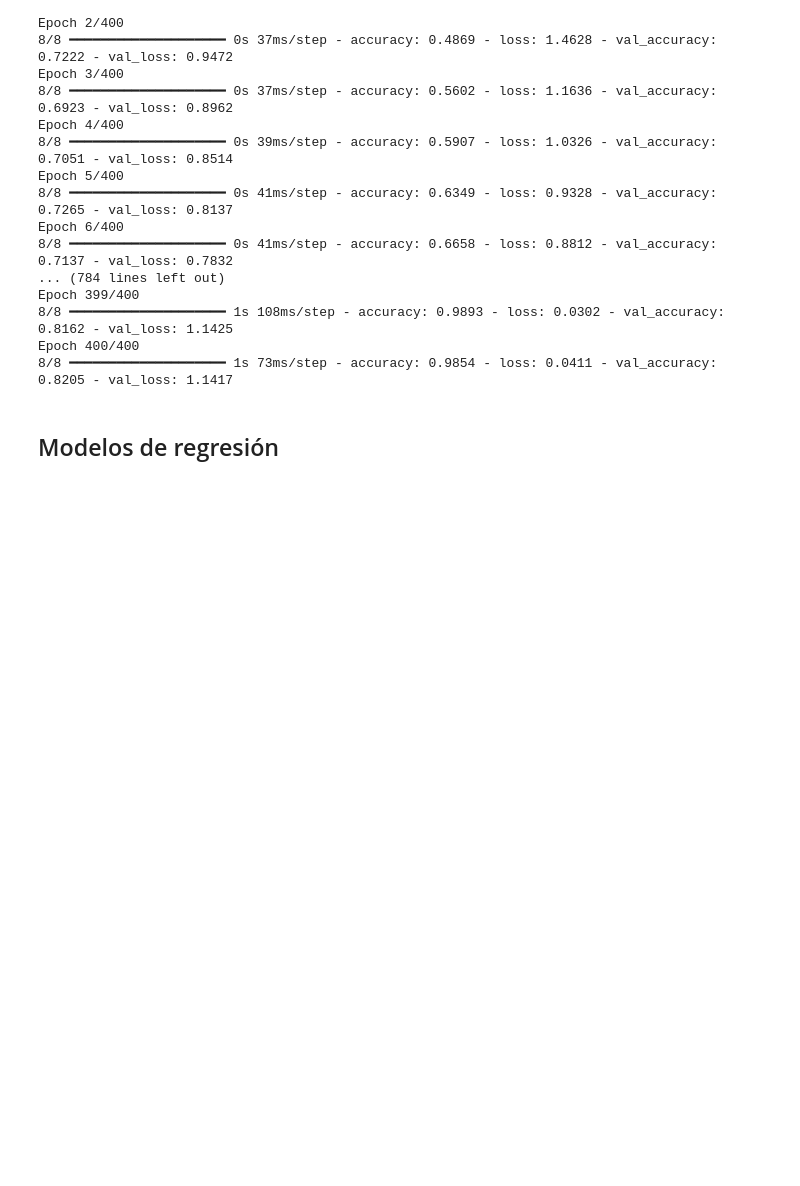
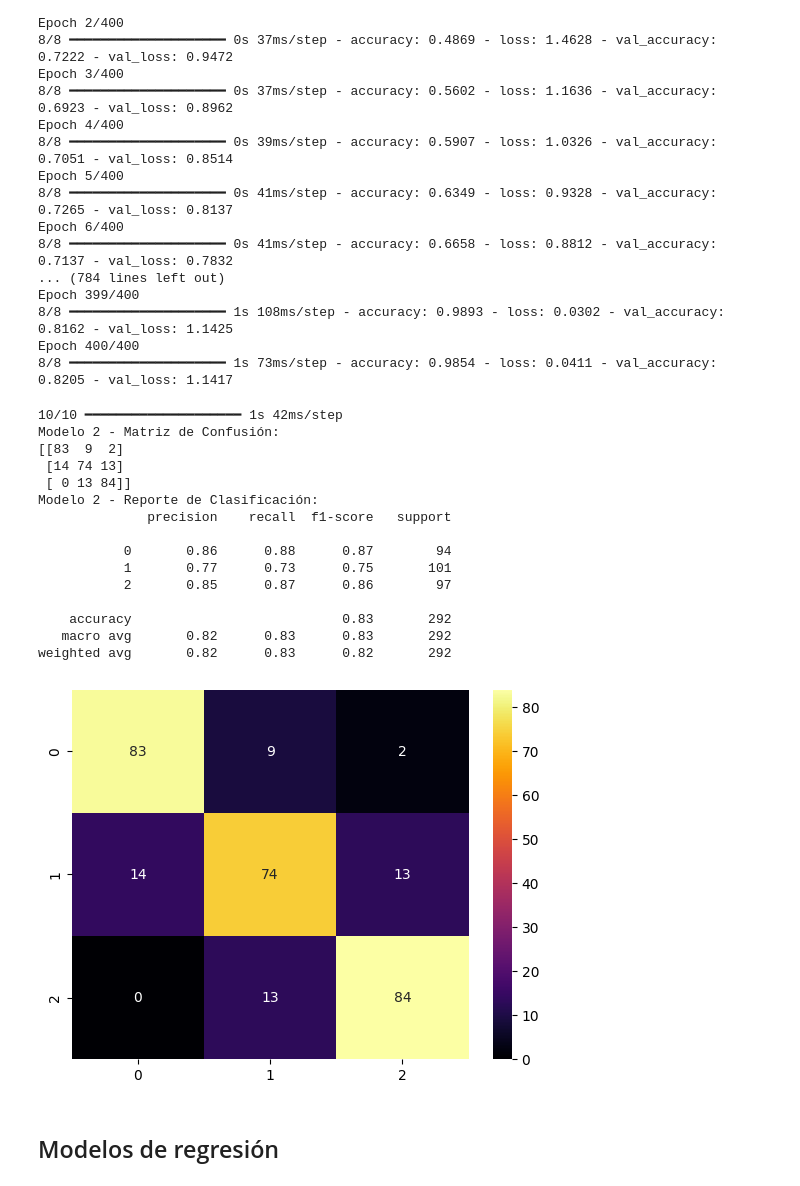
Before and after one commit to esco1729/HT08, a Jupyter notebook: HT8 Redes neuronales.ipynb, the cells around one changed output. Cells and saved outputs as stored; diff of their text form; code cells hidden in the pictures; blank space fills up the shorter version.

```diff
--- a/HT8 Redes neuronales.ipynb
+++ b/HT8 Redes neuronales.ipynb
@@ -293,6 +325,38 @@ Epoch 399/400
 8/8 ━━━━━━━━━━━━━━━━━━━━ 1s 108ms/step - accuracy: 0.9893 - loss: 0.0302 - val_accuracy: 0.8162 - val_loss: 1.1425
 Epoch 400/400
 8/8 ━━━━━━━━━━━━━━━━━━━━ 1s 73ms/step - accuracy: 0.9854 - loss: 0.0411 - val_accuracy: 0.8205 - val_loss: 1.1417
+# %%
+# Predicciones
+preds2 = model2.predict(X_test)
+preds_classes2 = np.argmax(preds2, axis=1)
+
+# Matriz de Confusión y Clasificación Reporte
+cm2 = confusion_matrix(y_test, preds_classes2)
+print("Modelo 2 - Matriz de Confusión:")
+print(cm2)
+print("Modelo 2 - Reporte de Clasificación:")
+print(classification_report(y_test, preds_classes2))
+
+# Visualización de la Matriz de Confusión
+sns.heatmap(cm2, annot=True, cmap="inferno")
+plt.show()
+# %% [output]
+10/10 ━━━━━━━━━━━━━━━━━━━━ 1s 42ms/step
+Modelo 2 - Matriz de Confusión:
+[[83  9  2]
+ [14 74 13]
+ [ 0 13 84]]
+Modelo 2 - Reporte de Clasificación:
+              precision    recall  f1-score   support
+
+           0       0.86      0.88      0.87        94
+           1       0.77      0.73      0.75       101
+           2       0.85      0.87      0.86        97
+
+    accuracy                           0.83       292
+   macro avg       0.82      0.83      0.83       292
+weighted avg       0.82      0.83      0.82       292
+[figure, added]
 # %% [markdown]
 ## Modelos de regresión
 # %% [markdown]
```
Also changed, not shown: parts of 2 cells of this notebook.
